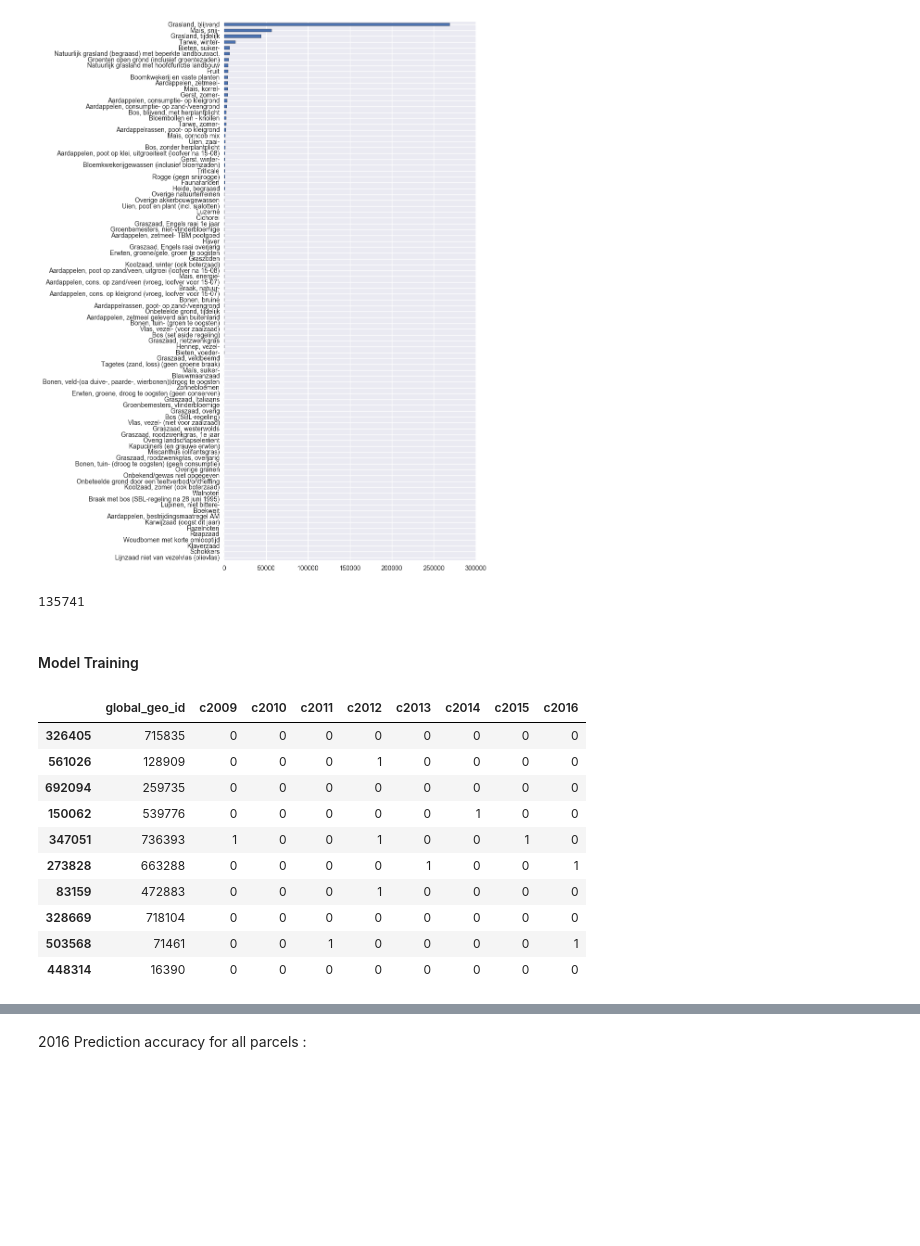
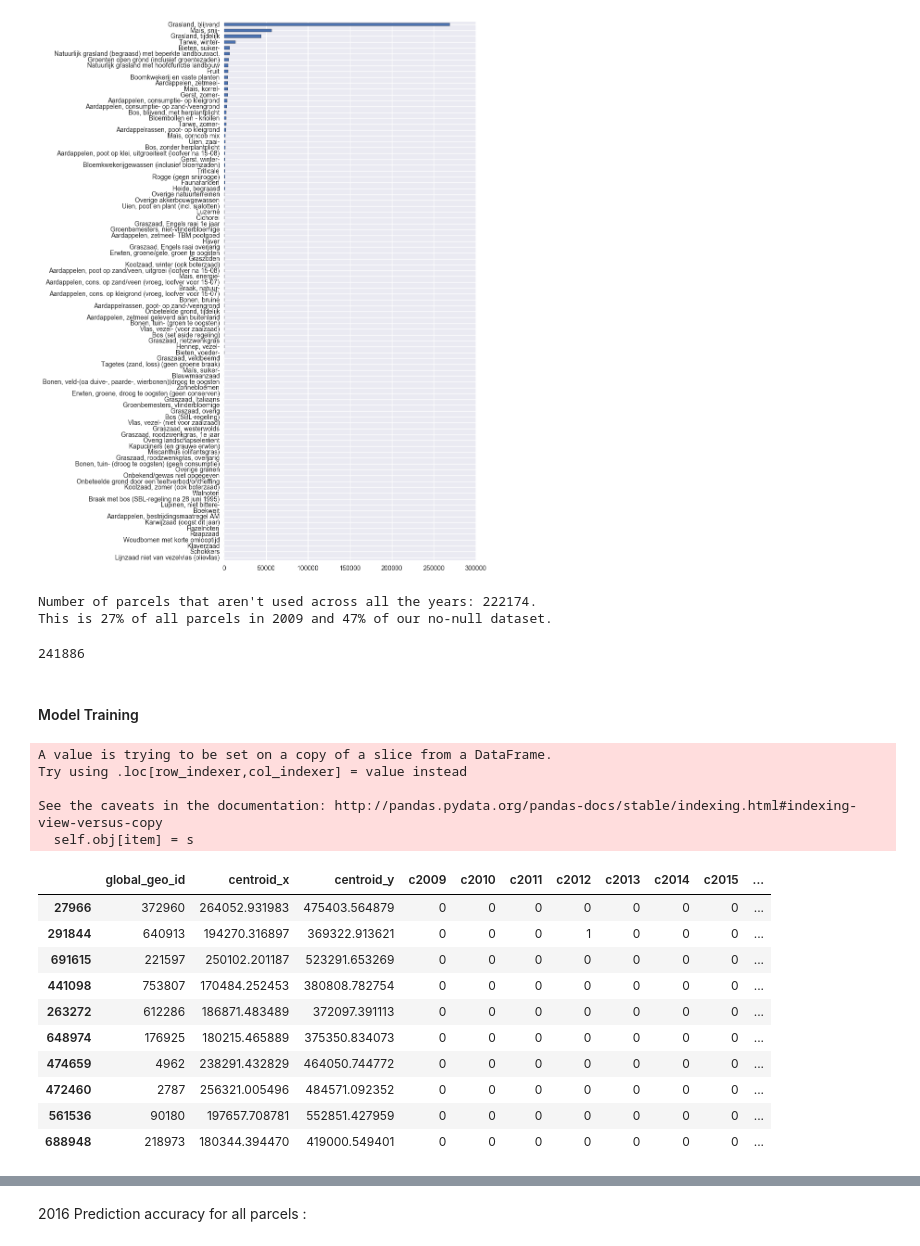
Before and after one commit to olix20/netherlands_crops_prediction, a Jupyter notebook: Predict Crops .ipynb, the cells around one changed output, grey strips where cells are left out. Cells and saved outputs as stored; diff of their text form; code cells hidden in the pictures; blank space fills up the shorter version.

Commit message:
add lat and lon of each parcel as a feature.

```diff
--- a/Predict Crops .ipynb
+++ b/Predict Crops .ipynb
@@ -62,7 +69,7 @@ rowCounts.plot(title="Total number of Parcels per year", kind='line')
 # %%
 %%time
 
-refDf = pd.read_sql_query('select global_geo_id, gws_gewas as c2009 from "2009"', conn)
+refDf = pd.read_sql_query('select global_geo_id, centroid_x, centroid_y, gws_gewas as c2009 from "2009"', conn)
 
 
 for i in range(2010,2017):
@@ -154,36 +164,66 @@ df_noNA.c2010.value_counts().sort_values().plot(kind='barh',figsize=(7, 15))
 # %% [output]
 <matplotlib.axes._subplots.AxesSubplot at 0x...>
 [figure]
+# %%
+useless_parcels_in_all_years = refDf[refDf['c2009'].isin(useless_parcels) & \
+             refDf['c2010'].isin(useless_parcels) &\
+             refDf['c2011'].isin(useless_parcels) &\
+             refDf['c2012'].isin(useless_parcels) &\
+             refDf['c2013'].isin(useless_parcels) &\
+             refDf['c2014'].isin(useless_parcels) &\
+             refDf['c2015'].isin(useless_parcels) &\
+             refDf['c2016'].isin(useless_parcels) ]
+print "Number of parcels that aren't used across all the years: {}.\
+\nThis is {}% of all parcels in 2009 and {}% of our no-null dataset."\
+.format( len(useless_parcels_in_all_years), \
+        len(useless_parcels_in_all_years)*100/len(refDf),\
+        len(useless_parcels_in_all_years)*100/len(df_noNA)
+       )
+# %% [output]
+Number of parcels that aren't used across all the years: 222174.
+This is 27% of all parcels in 2009 and 47% of our no-null dataset.
 # %%
 #clean unused parcels
-cleaned_df = df_noNA.copy()
+# cleaned_df = df_noNA.copy()
+cleaned_df = df_noNA[~(df_noNA['c2009'].isin(useless_parcels) & \
+             df_noNA['c2010'].isin(useless_parcels) &\
+             df_noNA['c2011'].isin(useless_parcels) &\
+             df_noNA['c2012'].isin(useless_parcels) &\
+             df_noNA['c2013'].isin(useless_parcels) &\
+             df_noNA['c2014'].isin(useless_parcels) &\
+             df_noNA['c2015'].isin(useless_parcels) &\
+             df_noNA['c2016'].isin(useless_parcels)) ]
 
-
-for i in range(2009,2017):
-    cleaned_df = cleaned_df[~cleaned_df['c'+str(i)].isin(useless_parcels)]
+# for i in range(2009,2017):
+#     cleaned_df = cleaned_df[~cleaned_df['c'+str(i)].isin(useless_parcels)]
 
 
 len(cleaned_df)
 # %% [output]
-135741
+241886
 # %% [markdown]
 #### Model Training
 # %%
 # change categorical variables for model training
 # for now we're interested in potatos, so if crop type contains the word Aardappelen we'll set it to 1, otherwise to 0
 
-cleaned_df.ix[:,1:]= cleaned_df.ix[:,1:].applymap(lambda x: 1 if "aardappelen" in x.lower() else 0 )
+cleaned_df.loc[:,3:]= cleaned_df.ix[:,3:].applymap(lambda x: 1 if "aardappelen" in x.lower() else 0 )
 cleaned_df.head(10)
 # %% [output]
+A value is trying to be set on a copy of a slice from a DataFrame.
+Try using .loc[row_indexer,col_indexer] = value instead
+
+See the caveats in the documentation: http://pandas.pydata.org/pandas-docs/stable/indexing.html#indexing-view-versus-copy
+  self.obj[item] = s
-|  | global_geo_id | c2009 | c2010 | c2011 | c2012 | c2013 | c2014 | c2015 | c2016 |
-| 326405 | 715835 | 0 | 0 | 0 | 0 | 0 | 0 | 0 | 0 |
-| 561026 | 128909 | 0 | 0 | 0 | 1 | 0 | 0 | 0 | 0 |
-| 692094 | 259735 | 0 | 0 | 0 | 0 | 0 | 0 | 0 | 0 |
-| 150062 | 539776 | 0 | 0 | 0 | 0 | 0 | 1 | 0 | 0 |
-| 347051 | 736393 | 1 | 0 | 0 | 1 | 0 | 0 | 1 | 0 |
-| 273828 | 663288 | 0 | 0 | 0 | 0 | 1 | 0 | 0 | 1 |
-| 83159 | 472883 | 0 | 0 | 0 | 1 | 0 | 0 | 0 | 0 |
-| 328669 | 718104 | 0 | 0 | 0 | 0 | 0 | 0 | 0 | 0 |
-| 503568 | 71461 | 0 | 0 | 1 | 0 | 0 | 0 | 0 | 1 |
-| 448314 | 16390 | 0 | 0 | 0 | 0 | 0 | 0 | 0 | 0 |
+|  | global_geo_id | centroid_x | centroid_y | c2009 | c2010 | c2011 | c2012 | c2013 | c2014 | c2015 | ... |
+| 27966 | 372960 | 264052.931983 | 475403.564879 | 0 | 0 | 0 | 0 | 0 | 0 | 0 | ... |
+| 291844 | 640913 | 194270.316897 | 369322.913621 | 0 | 0 | 0 | 1 | 0 | 0 | 0 | ... |
+| 691615 | 221597 | 250102.201187 | 523291.653269 | 0 | 0 | 0 | 0 | 0 | 0 | 0 | ... |
+| 441098 | 753807 | 170484.252453 | 380808.782754 | 0 | 0 | 0 | 0 | 0 | 0 | 0 | ... |
+| 263272 | 612286 | 186871.483489 | 372097.391113 | 0 | 0 | 0 | 0 | 0 | 0 | 0 | ... |
+| 648974 | 176925 | 180215.465889 | 375350.834073 | 0 | 0 | 0 | 0 | 0 | 0 | 0 | ... |
+| 474659 | 4962 | 238291.432829 | 464050.744772 | 0 | 0 | 0 | 0 | 0 | 0 | 0 | ... |
+| 472460 | 2787 | 256321.005496 | 484571.092352 | 0 | 0 | 0 | 0 | 0 | 0 | 0 | ... |
+| 561536 | 90180 | 197657.708781 | 552851.427959 | 0 | 0 | 0 | 0 | 0 | 0 | 0 | ... |
+| 688948 | 218973 | 180344.394470 | 419000.549401 | 0 | 0 | 0 | 0 | 0 | 0 | 0 | ... |
 # %%
```
Also changed, not shown: parts of 13 cells of this notebook.
